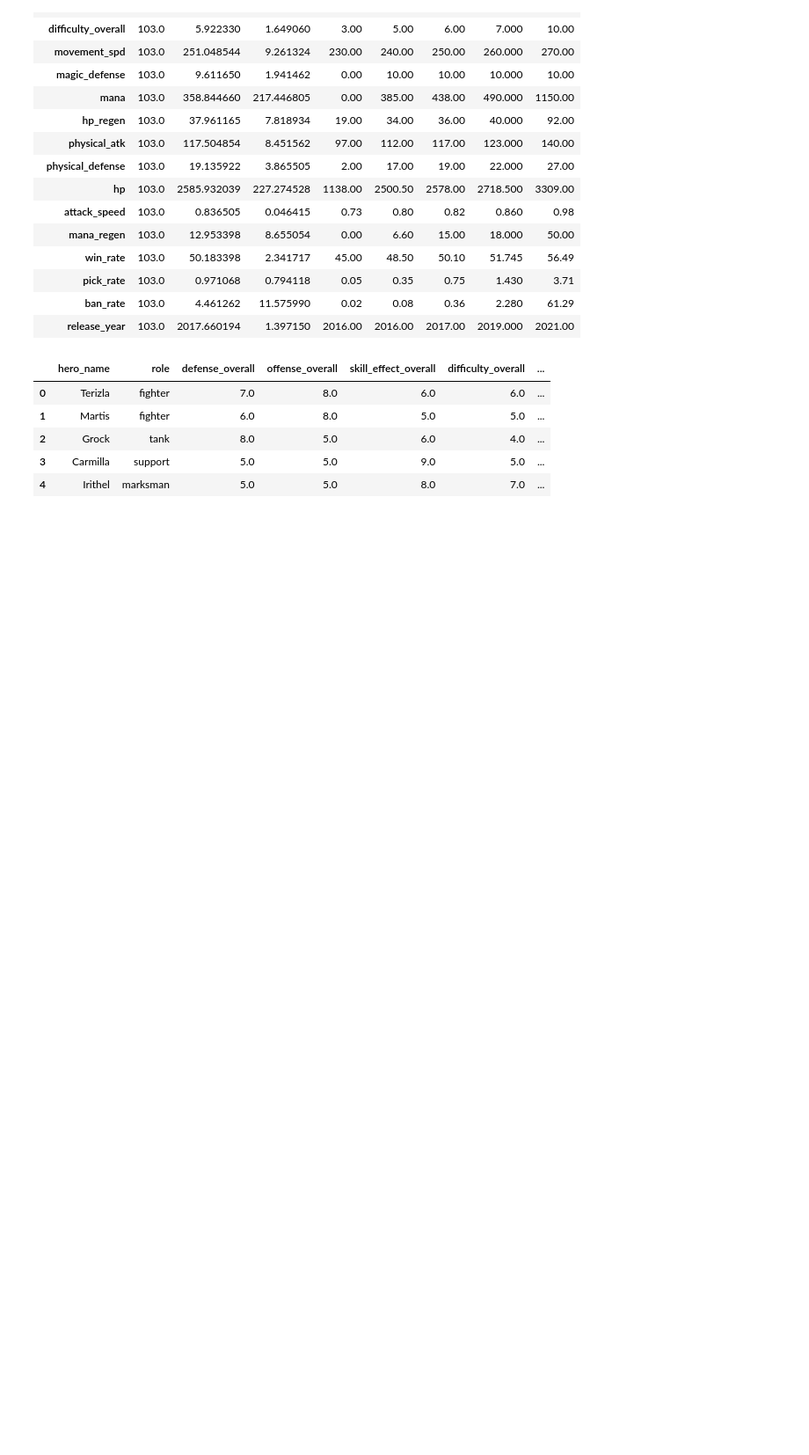
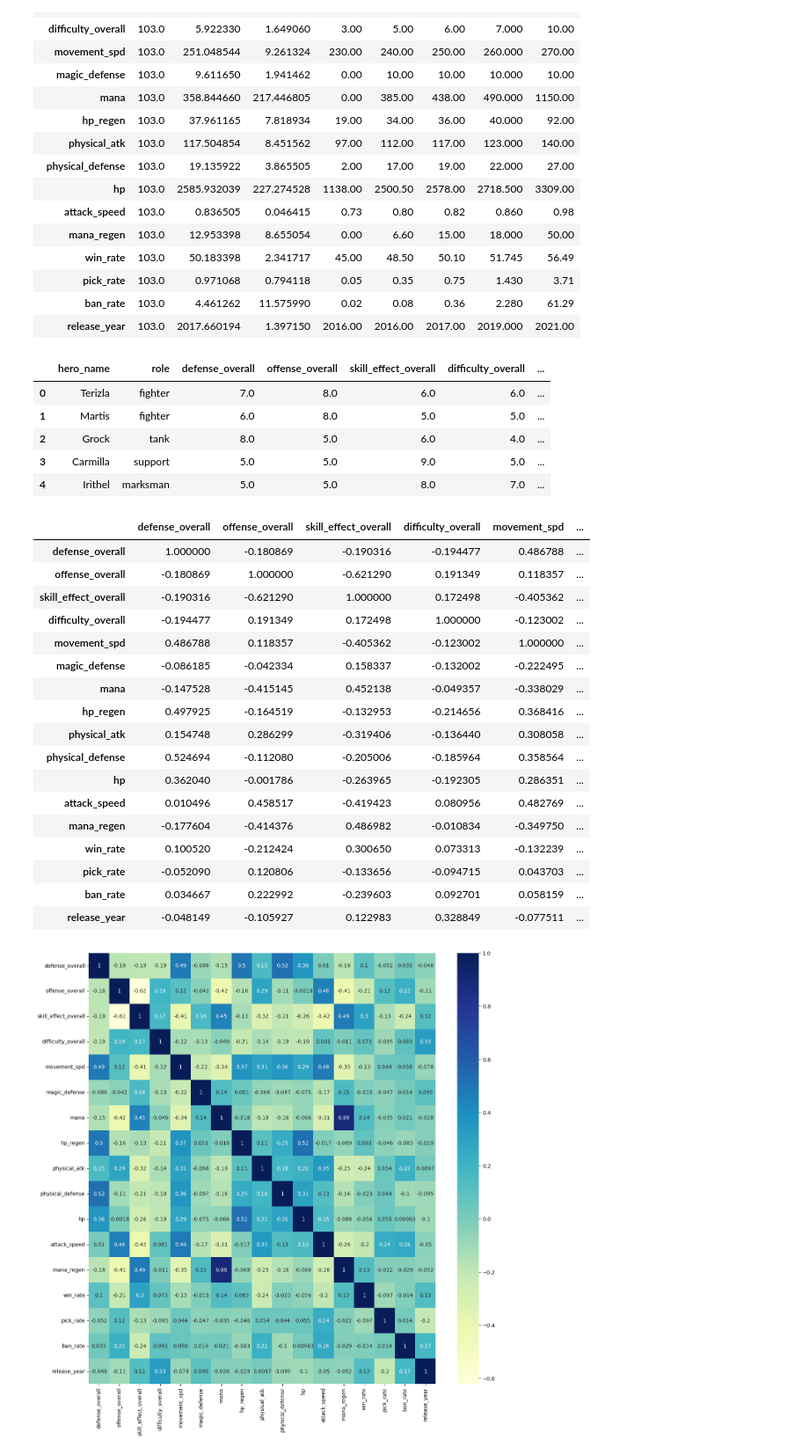
Before and after one commit to AlanFirdaus13/Segmentation-win-rate-mlbb, a Jupyter notebook: Algoritma/Mobile Legends Tactics.ipynb, the cells around one changed output. Shown at 88% size. Cells and saved outputs as stored; diff of their text form; code cells hidden in the pictures; blank space fills up the shorter version.

Commit message:
membuat visualisasi heatmap dengan package seaborn

```diff
--- a/Algoritma/Mobile Legends Tactics.ipynb
+++ b/Algoritma/Mobile Legends Tactics.ipynb
@@ -131,3 +116,28 @@ td_MLBB.head()
 | 2 | Grock | tank | 8.0 | 5.0 | 6.0 | 4.0 | ... |
 | 3 | Carmilla | support | 5.0 | 5.0 | 9.0 | 5.0 | ... |
 | 4 | Irithel | marksman | 5.0 | 5.0 | 8.0 | 7.0 | ... |
+# %%
+plt.figure(figsize=(15, 15))
+data = td_MLBB.corr()
+sns.heatmap(data, cmap="YlGnBu", annot=True)
+data.T
+# %% [output]
+|  | defense_overall | offense_overall | skill_effect_overall | difficulty_overall | movement_spd | ... |
+| defense_overall | 1.000000 | -0.180869 | -0.190316 | -0.194477 | 0.486788 | ... |
+| offense_overall | -0.180869 | 1.000000 | -0.621290 | 0.191349 | 0.118357 | ... |
+| skill_effect_overall | -0.190316 | -0.621290 | 1.000000 | 0.172498 | -0.405362 | ... |
+| difficulty_overall | -0.194477 | 0.191349 | 0.172498 | 1.000000 | -0.123002 | ... |
+| movement_spd | 0.486788 | 0.118357 | -0.405362 | -0.123002 | 1.000000 | ... |
+| magic_defense | -0.086185 | -0.042334 | 0.158337 | -0.132002 | -0.222495 | ... |
+| mana | -0.147528 | -0.415145 | 0.452138 | -0.049357 | -0.338029 | ... |
+| hp_regen | 0.497925 | -0.164519 | -0.132953 | -0.214656 | 0.368416 | ... |
+| physical_atk | 0.154748 | 0.286299 | -0.319406 | -0.136440 | 0.308058 | ... |
+| physical_defense | 0.524694 | -0.112080 | -0.205006 | -0.185964 | 0.358564 | ... |
+| hp | 0.362040 | -0.001786 | -0.263965 | -0.192305 | 0.286351 | ... |
+| attack_speed | 0.010496 | 0.458517 | -0.419423 | 0.080956 | 0.482769 | ... |
+| mana_regen | -0.177604 | -0.414376 | 0.486982 | -0.010834 | -0.349750 | ... |
+| win_rate | 0.100520 | -0.212424 | 0.300650 | 0.073313 | -0.132239 | ... |
+| pick_rate | -0.052090 | 0.120806 | -0.133656 | -0.094715 | 0.043703 | ... |
+| ban_rate | 0.034667 | 0.222992 | -0.239603 | 0.092701 | 0.058159 | ... |
+| release_year | -0.048149 | -0.105927 | 0.122983 | 0.328849 | -0.077511 | ... |
+[figure, added]
```
Also changed, not shown: parts of 1 cell of this notebook.
